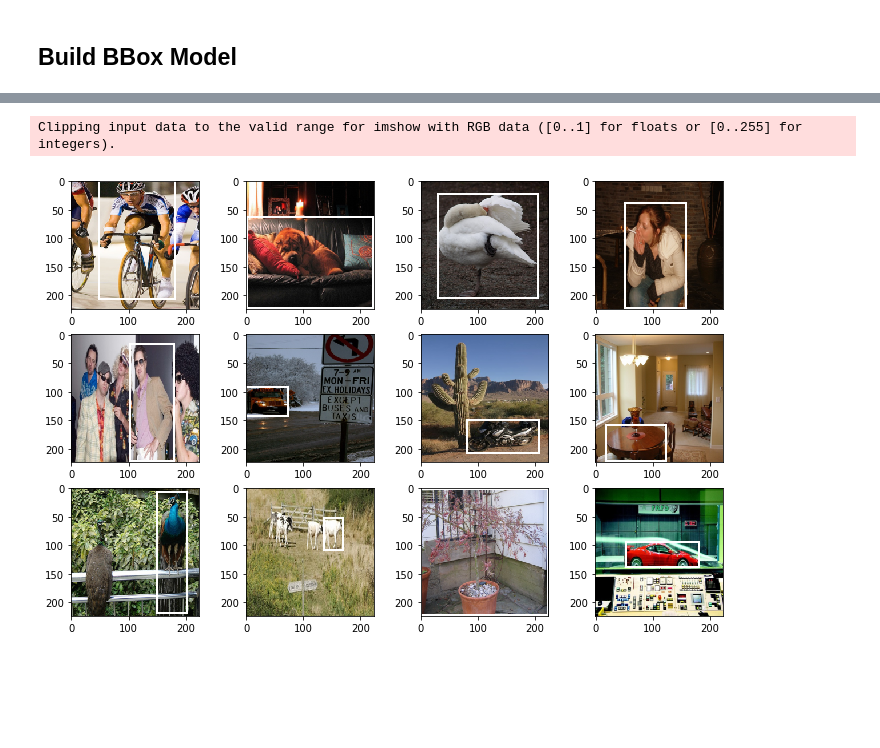
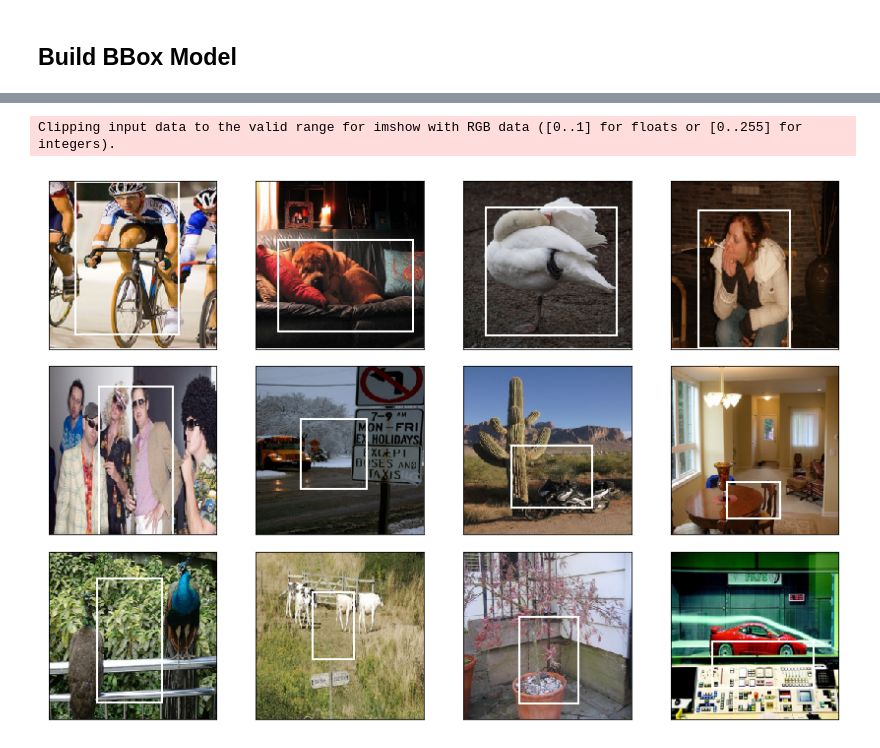
Before and after one commit to ganesh-krishnan/fastai, a Jupyter notebook: courses/dl2/pascal_gk.ipynb, the cells around one changed output, grey strips where cells are left out. Saved outputs shown, nothing was run; the diff lists cells and outputs as text; code cells hidden in the pictures; blank space fills up the shorter version.

```diff
--- a/courses/dl2/pascal_gk.ipynb
+++ b/courses/dl2/pascal_gk.ipynb
@@ -208,0 +241,2 @@ If you're reading this message in another frontend (for example, a static render
+# %%
+lrs = np.array([lr/100,lr/10,lr])
@@ -208,0 +255,2 @@ If you're reading this message in another frontend (for example, a static render
+# %%
+learn.fit(lrs, 2, cycle_len=1, cycle_mult=2)
@@ -208,0 +275,3 @@ If you're reading this message in another frontend (for example, a static render
+# %%
+learn.freeze_to(-3)
+learn.fit(lrs, 1, cycle_len=2)
@@ -209,11 +286,13 @@ If you're reading this message in another frontend (for example, a static render
 # %%
 x, y = next(iter(md.val_dl))
-x, y = to_np(x), to_np(y)
+pred = predict_batch(learn.model, x)
+x, pred = to_np(x), to_np(pred)
 # %%
 fig, axes = plt.subplots(3, 4, figsize=(12, 8))
 for i, ax in enumerate(axes.flat):
-    show_img(np.squeeze(md.val_ds.denorm(x[i])), ax, figsize=(12, 8))
-    draw_rect(ax, bb_hw(y[i]))
+    show_img(np.squeeze(md.val_ds.denorm(x[i])), ax)
+    draw_rect(ax, bb_hw(pred[i]))
+plt.tight_layout()
 # %% [output]
 Clipping input data to the valid range for imshow with RGB data ([0..1] for floats or [0..255] for integers).
-[figure, old version]
+[figure, new version]
```
Also changed, not shown: parts of 11 cells of this notebook.
